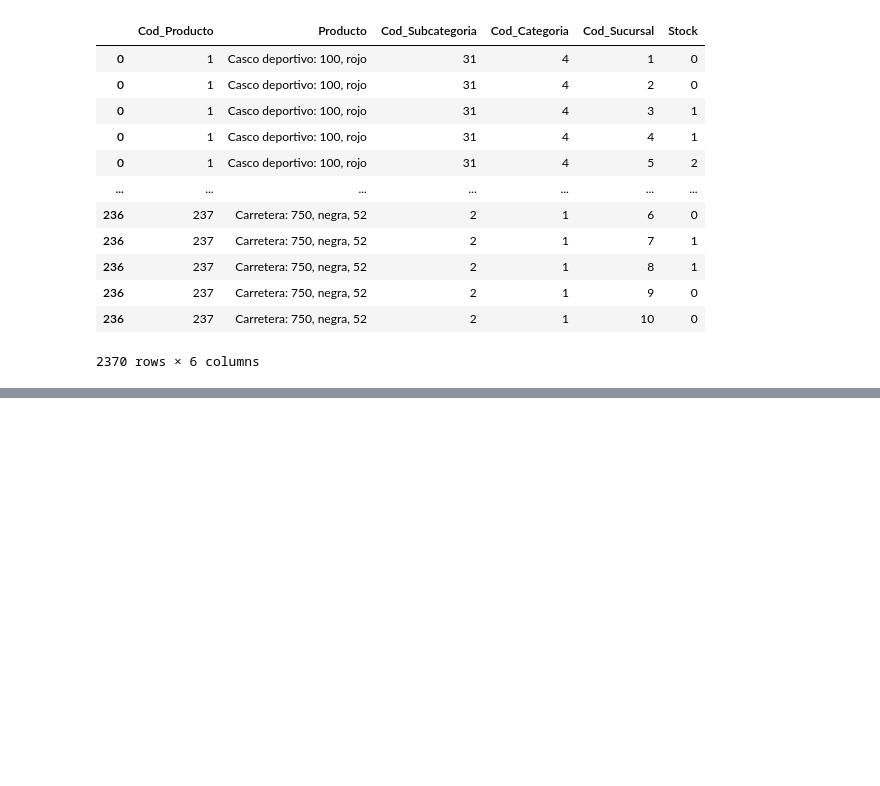
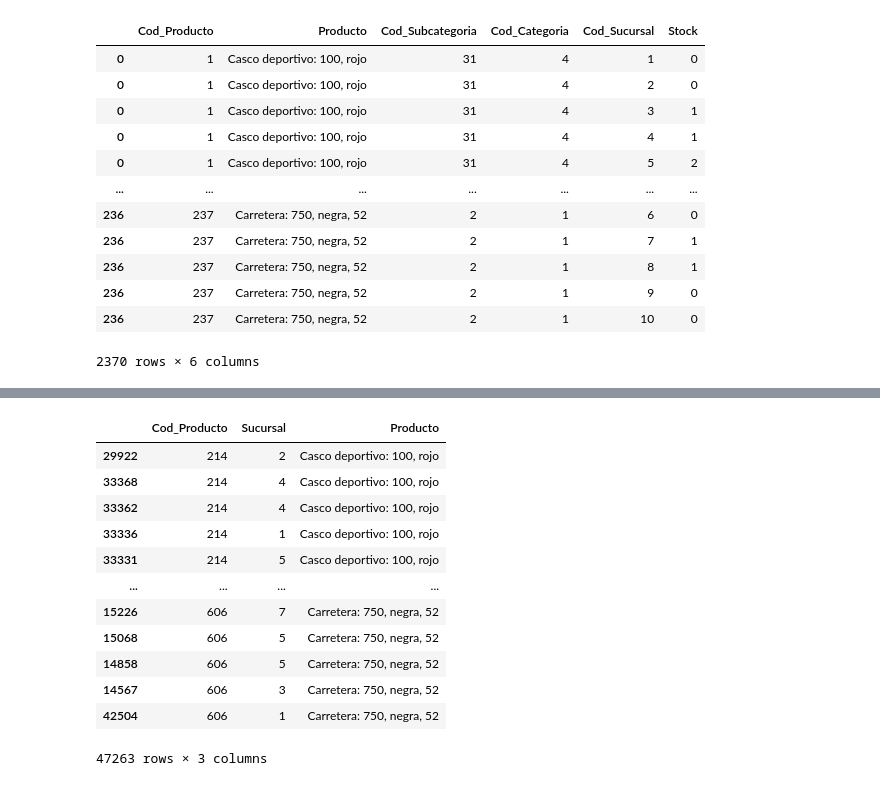
Before and after one commit to federicopfund/data-engineer, a Jupyter notebook: dataframes.ipynb, the cells around one changed output, grey strips where cells are left out. Saved outputs shown, nothing was run; the diff lists cells and outputs as text; code cells hidden in the pictures; blank space fills up the shorter version.

```diff
--- a/dataframes.ipynb
+++ b/dataframes.ipynb
@@ -363,0 +366,2 @@ df_adlfs.join(df_adlfs2[df_adlfs2.columns[df_adlfs2.columns != 'Stock_Inicial']]
+# %%
+ventas_internet = pd.read_csv('../../Tablas pipeline/originales/dboVentasInternet.csv')
@@ -363,0 +388,16 @@ df_adlfs.join(df_adlfs2[df_adlfs2.columns[df_adlfs2.columns != 'Stock_Inicial']]
+# %%
+ventas_producto
+# %% [output]
+|  | Cod_Producto | Sucursal | Producto |
+| 29922 | 214 | 2 | Casco deportivo: 100, rojo |
+| 33368 | 214 | 4 | Casco deportivo: 100, rojo |
+| 33362 | 214 | 4 | Casco deportivo: 100, rojo |
+| 33336 | 214 | 1 | Casco deportivo: 100, rojo |
+| 33331 | 214 | 5 | Casco deportivo: 100, rojo |
+| ... | ... | ... | ... |
+| 15226 | 606 | 7 | Carretera: 750, negra, 52 |
+| 15068 | 606 | 5 | Carretera: 750, negra, 52 |
+| 14858 | 606 | 5 | Carretera: 750, negra, 52 |
+| 14567 | 606 | 3 | Carretera: 750, negra, 52 |
+| 42504 | 606 | 1 | Carretera: 750, negra, 52 |
+47263 rows × 3 columns
```
Also changed, not shown: parts of 14 cells of this notebook.
